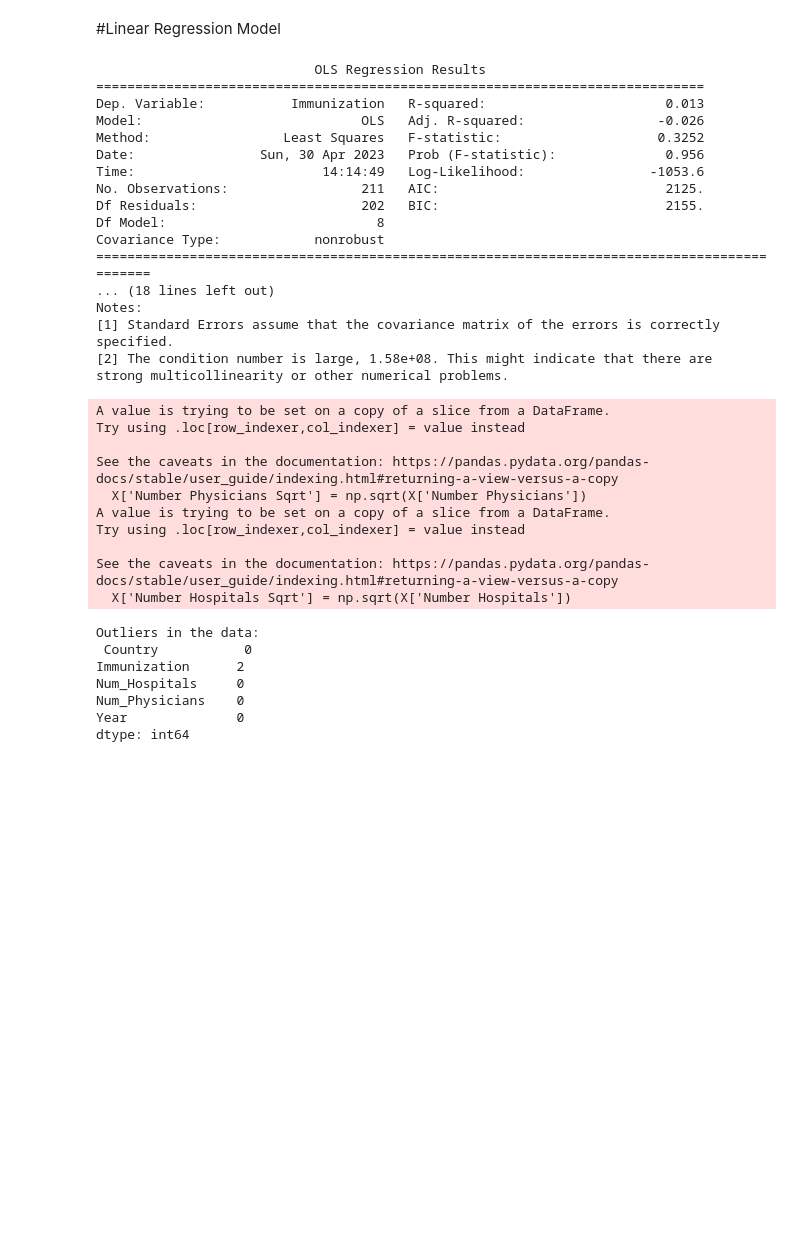
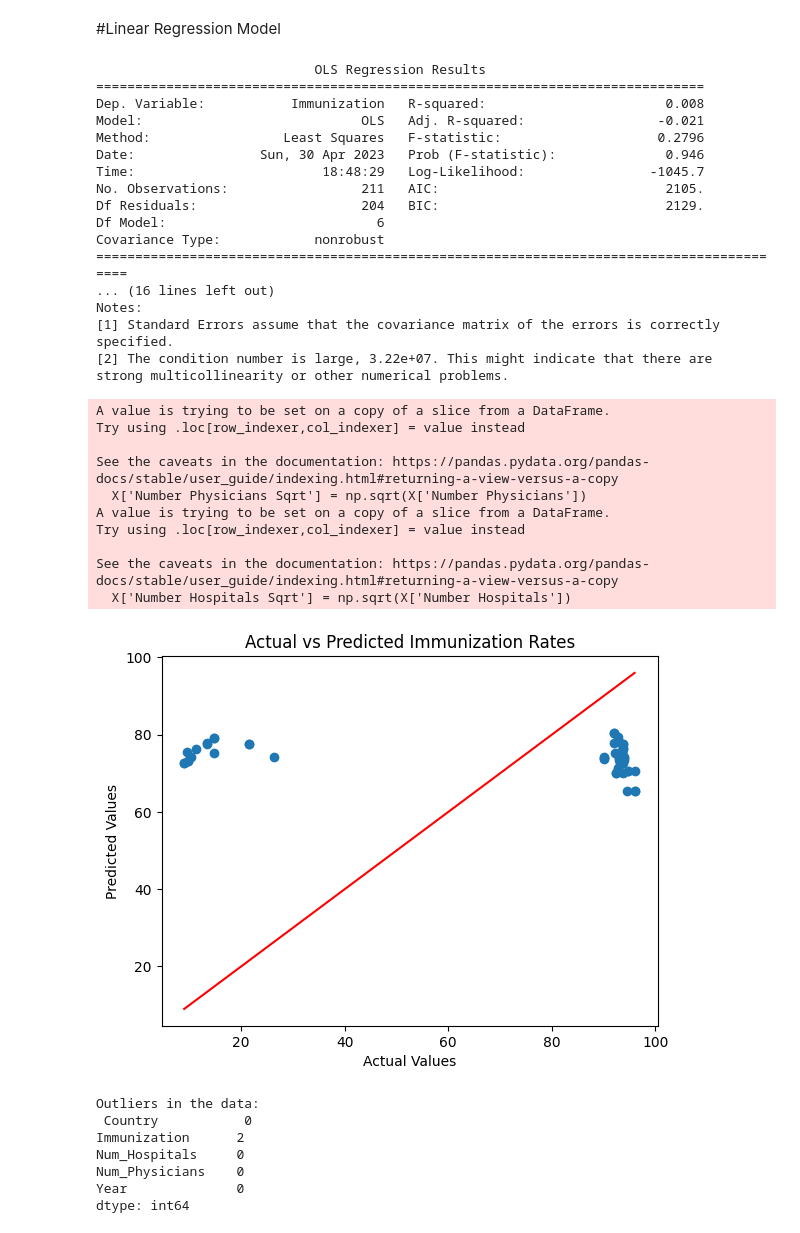
Before and after one commit to dweizzz/datathon23, a Jupyter notebook: AryaLinearRegression.ipynb, the cells around one changed output. Cells and saved outputs as stored; diff of their text form; code cells hidden in the pictures; blank space fills up the shorter version.

```diff
--- a/AryaLinearRegression.ipynb
+++ b/AryaLinearRegression.ipynb
@@ -131,12 +130,11 @@ all_vars
 country_specific = all_vars[all_vars['Country'] == 'Lithuania']
 
 y = country_specific['Immunization']
-X = country_specific[['Year', 'Number Physicians','Number Hospitals','Medium Wage','Number Preven Deaths']]
+X = country_specific[['Year', 'Number Physicians','Number Hospitals','Median Wage']]
 X['Number Physicians Sqrt'] = np.sqrt(X['Number Physicians'])
 #X['Num_Physicians_Sq'] = country_specific['Num_Physicians'] ** 2
 X['Number Hospitals Sqrt'] = np.sqrt(X['Number Hospitals'])
-#X['Number Preven Deaths Sq'] = country_specific['Number Preven Deaths'] ** 2
-X['Number Preven Deaths Sqrt'] = np.sqrt(X['Number Preven Deaths'])
+
 
 # Add a constant term to the independent variables to represent the intercept
 X = sm.add_constant(X)
@@ -161,20 +159,20 @@ print(summary)
 # %% [output]
                             OLS Regression Results
 ==============================================================================
-Dep. Variable:           Immunization   R-squared:                       0.013
-Model:                            OLS   Adj. R-squared:                 -0.026
-Method:                 Least Squares   F-statistic:                    0.3252
-Date:                Sun, 30 Apr 2023   Prob (F-statistic):              0.956
-Time:                        14:14:49   Log-Likelihood:                -1053.6
-No. Observations:                 211   AIC:                             2125.
-Df Residuals:                     202   BIC:                             2155.
-Df Model:                           8
+Dep. Variable:           Immunization   R-squared:                       0.008
+Model:                            OLS   Adj. R-squared:                 -0.021
+Method:                 Least Squares   F-statistic:                    0.2796
+Date:                Sun, 30 Apr 2023   Prob (F-statistic):              0.946
+Time:                        18:48:29   Log-Likelihood:                -1045.7
+No. Observations:                 211   AIC:                             2105.
+Df Residuals:                     204   BIC:                             2129.
+Df Model:                           6
 Covariance Type:            nonrobust
-=============================================================================================
-... (18 lines left out)
+==========================================================================================
+... (16 lines left out)
 Notes:
 [1] Standard Errors assume that the covariance matrix of the errors is correctly specified.
-[2] The condition number is large, 1.58e+08. This might indicate that there are
+[2] The condition number is large, 3.22e+07. This might indicate that there are
 strong multicollinearity or other numerical problems.
 A value is trying to be set on a copy of a slice from a DataFrame.
 Try using .loc[row_indexer,col_indexer] = value instead
@@ -186,6 +184,20 @@ Try using .loc[row_indexer,col_indexer] = value instead
 
 See the caveats in the documentation: https://pandas.pydata.org/pandas-docs/stable/user_guide/indexing.html#returning-a-view-versus-a-copy
   X['Number Hospitals Sqrt'] = np.sqrt(X['Number Hospitals'])
+# %%
+plt.scatter(y_test, y_pred)
+plt.xlabel('Actual Values')
+plt.ylabel('Predicted Values')
+plt.title('Actual vs Predicted Immunization Rates')
+
+# Add regression line to plot
+x_line = np.arange(min(y_test), max(y_test), 0.1)
+y_line = x_line
+plt.plot(x_line, y_line, color='red')
+
+plt.show()
+# %% [output]
+[figure, added]
 # %%
 q1 = country_specific.quantile(0.25)
 q3 = country_specific.quantile(0.75)
```
Also changed, not shown: parts of 10 cells of this notebook.
